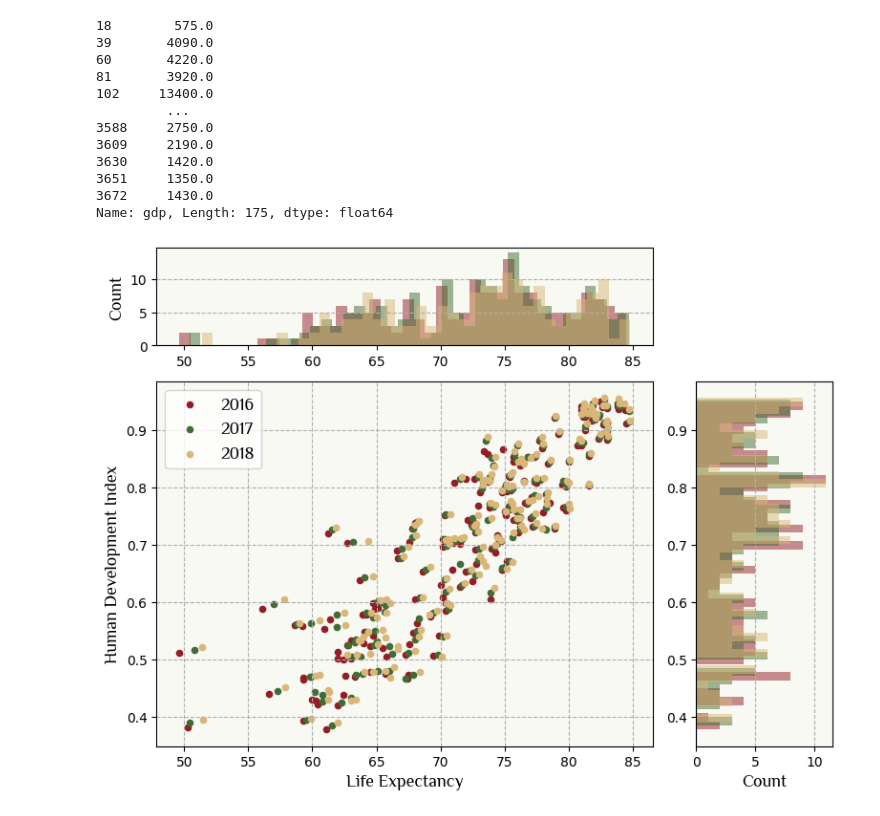
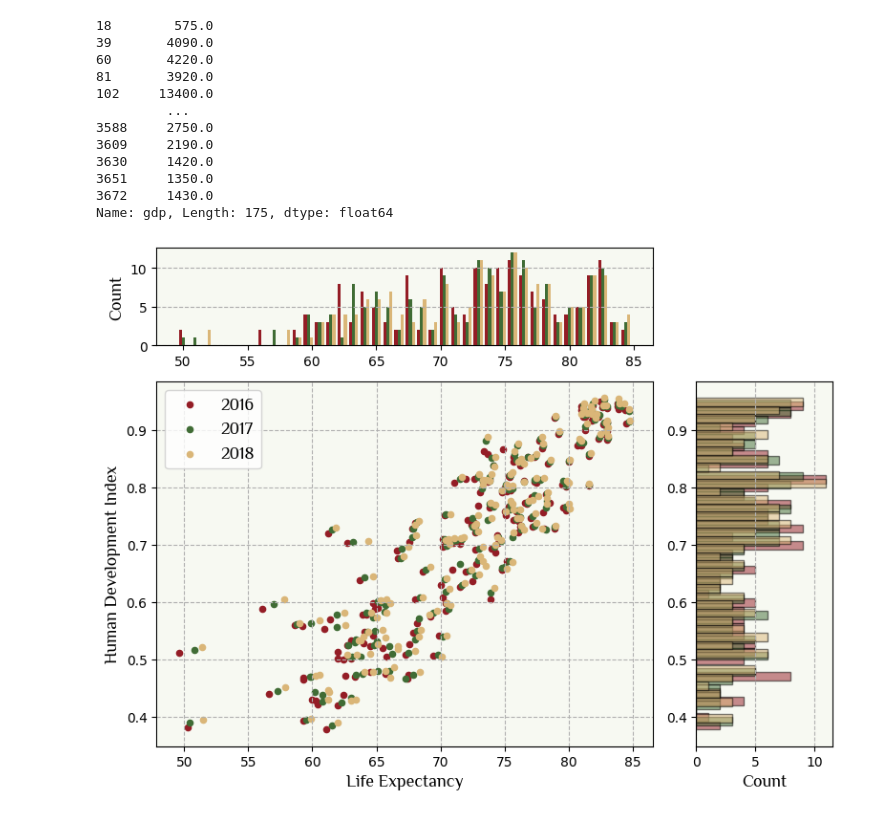
Before and after one commit to ikariyani/python-100daysChallenge, a Jupyter notebook: PROJECT/DAY 40/MATPLOTLIB - Scatter Plot with Histogram.ipynb, the cells around one changed output. Saved outputs shown, nothing was run; the diff lists cells and outputs as text; code cells hidden in the pictures.

```diff
--- a/PROJECT/DAY 40/MATPLOTLIB - Scatter Plot with Histogram.ipynb
+++ b/PROJECT/DAY 40/MATPLOTLIB - Scatter Plot with Histogram.ipynb
@@ -49,5 +49,7 @@ year_2018
 # %%
 life18 = year_2018['life_exp']
 
+life18 = life18.to_numpy()
+
 life18
 # %% [output]
@@ -84,5 +90,7 @@ year_2017
 # %%
 life17 = year_2017['life_exp']
 
+life17 = life17.to_numpy()
+
 life17
 # %% [output]
@@ -119,5 +131,7 @@ year_2016
 # %%
 life16 = year_2016['life_exp']
 
+life16 = life16.to_numpy()
+
 life16
 # %% [output]
@@ -254,37 +272,35 @@ font5 = fm.FontProperties(fname = path2, size = 10)
 fig = plt.figure(figsize = (8,6))
 gs = GridSpec(4, 4)
 
 ax1 = fig.add_subplot(gs[1:4, 0:3], facecolor = '#f7f9f2')
 ax2 = fig.add_subplot(gs[0,0:3], facecolor = '#f7f9f2')
 ax3 = fig.add_subplot(gs[1:4, 3], facecolor = '#f7f9f2')
 
 
 
 ax1.scatter(life16, hdi16, color = '#941d26', label = 2016, s = 20)
 ax1.scatter(life17, hdi17, color = '#406c35', label = 2017, s = 20)
 ax1.scatter(life18, hdi18, color = '#dab678', label = 2018, s = 20)
 ax1.legend(prop = font2)
 
 
 ax1.grid(linestyle = 'dashed')
 ax1.set_xlabel('Life Expectancy', fontproperties = font2)
 ax1.set_ylabel('Human Development Index', fontproperties = font2)
 
 
 fig.tight_layout(pad=1)
 
-ax2.hist(life16, orientation = 'vertical', bins = 40, stacked = True, histtype = 'bar', color = '#941d26', alpha = 0.5)
-ax2.hist(life17, orientation = 'vertical', bins = 40, stacked = True, histtype = 'bar', color = '#406c35', alpha = 0.5)
-ax2.hist(life18, orientation = 'vertical', bins = 40, stacked = True, histtype = 'bar', color = '#dab678', alpha = 0.5)
+ax2.hist([life16, life17, life18], orientation = 'vertical', bins = 40, histtype = 'bar', color = ['#941d26','#406c35','#dab678'])
 ax2.set_ylabel('Count', fontproperties = font2)
 ax2.grid(linestyle = 'dashed', axis = 'y')
 
-ax3.hist(hdi16, orientation = 'horizontal', bins = 40, stacked = True, histtype = 'bar', color = '#941d26', alpha = 0.5)
-ax3.hist(hdi17, orientation = 'horizontal', bins = 40, stacked = True, histtype = 'bar', color = '#406c35', alpha = 0.5)
-ax3.hist(hdi18, orientation = 'horizontal', bins = 40, stacked = True, histtype = 'bar', color = '#dab678', alpha = 0.5)
+ax3.hist(hdi16, orientation = 'horizontal', bins = 40, stacked = True, histtype = 'bar', color = '#941d26', alpha = 0.5, edgecolor = 'black')
+ax3.hist(hdi17, orientation = 'horizontal', bins = 40, stacked = True, histtype = 'bar', color = '#406c35', alpha = 0.5, edgecolor = 'black')
+ax3.hist(hdi18, orientation = 'horizontal', bins = 40, stacked = True, histtype = 'bar', color = '#dab678', alpha = 0.5, edgecolor = 'black')
 ax3.set_xlabel('Count', fontproperties = font2)
 ax3.grid(linestyle = 'dashed', axis = 'x')
 
 plt.show()
 # %% [output]
-[figure, old version]
+[figure, new version]
```
Also changed, not shown: parts of 3 cells of this notebook, 16 other files.
